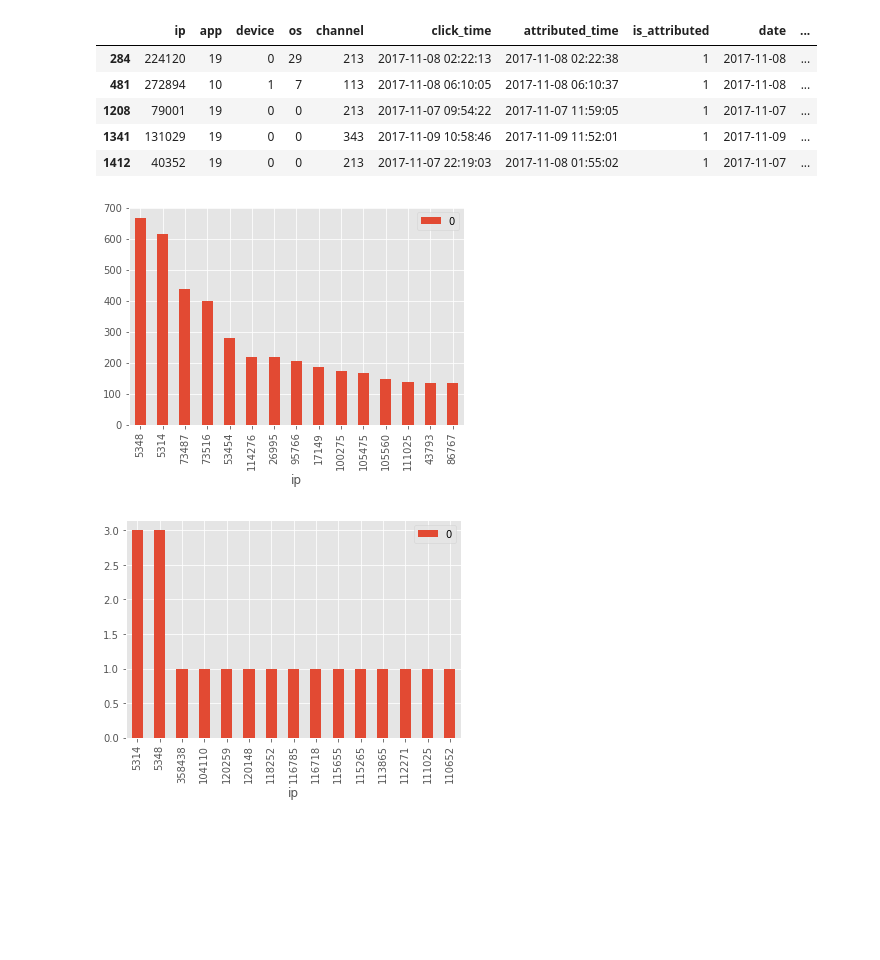
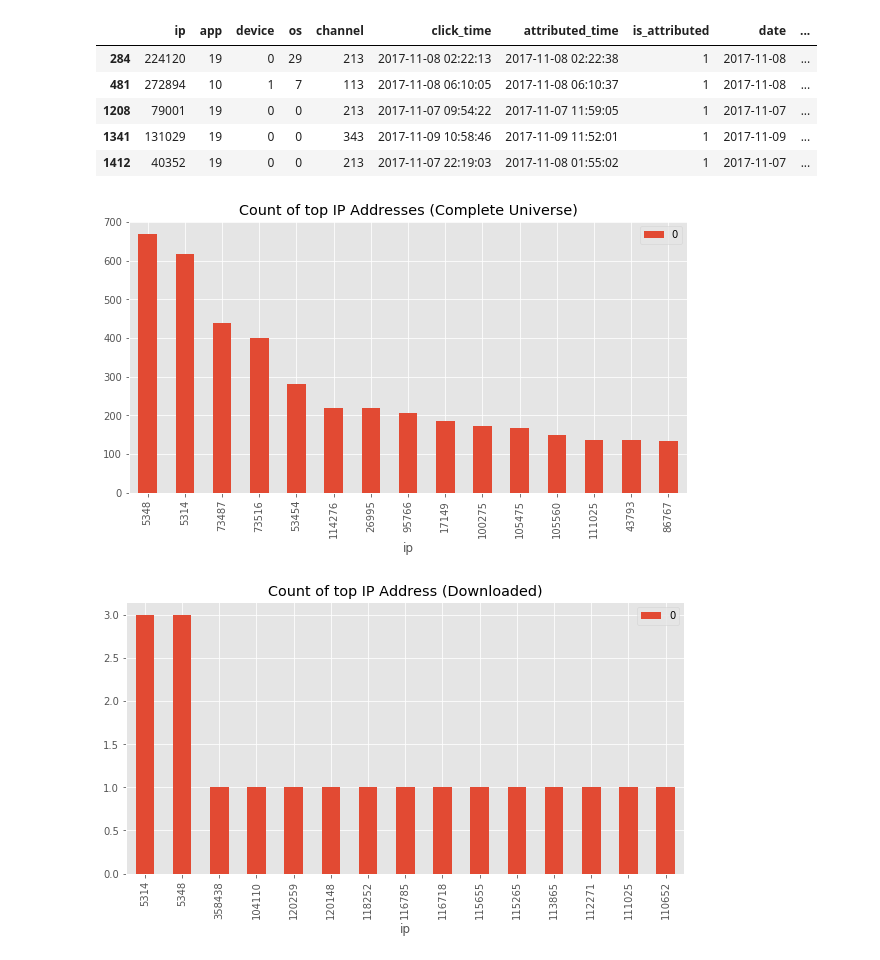
Before and after one commit to madhavthaker/AdTrackingFraudDetection, a Jupyter notebook: EDA.ipynb, the cells around one changed output. Cells and saved outputs as stored; diff of their text form; code cells hidden in the pictures; blank space fills up the shorter version.

```diff
--- a/EDA.ipynb
+++ b/EDA.ipynb
@@ -101,15 +111,15 @@ train_sample_target.head()
 # %%
 y = train_sample.groupby('ip').count()['os'].sort_values(ascending = False)[:15].values
 x = train_sample.groupby('ip').count()['os'].sort_values(ascending = False)[:15].index
-pd.DataFrame(y,x).plot.bar()
+pd.DataFrame(y,x).plot.bar(title = "Count of top IP Addresses (Complete Universe)", figsize = (10,5))
 plt.show()
 # %% [output]
-[figure, old version]
+[figure, new version]
 # %%
 y = train_sample_target.groupby('ip').count()['os'].sort_values(ascending = False)[:15].values
 x = train_sample_target.groupby('ip').count()['os'].sort_values(ascending = False)[:15].index
-pd.DataFrame(y,x).plot.bar()
+pd.DataFrame(y,x).plot.bar(title = "Count of top IP Address (Downloaded)" , figsize = (10,5))
 plt.show()
 # %% [output]
-[figure, old version]
+[figure, new version]
 # %%
```
Also changed, not shown: parts of 9 cells of this notebook.
